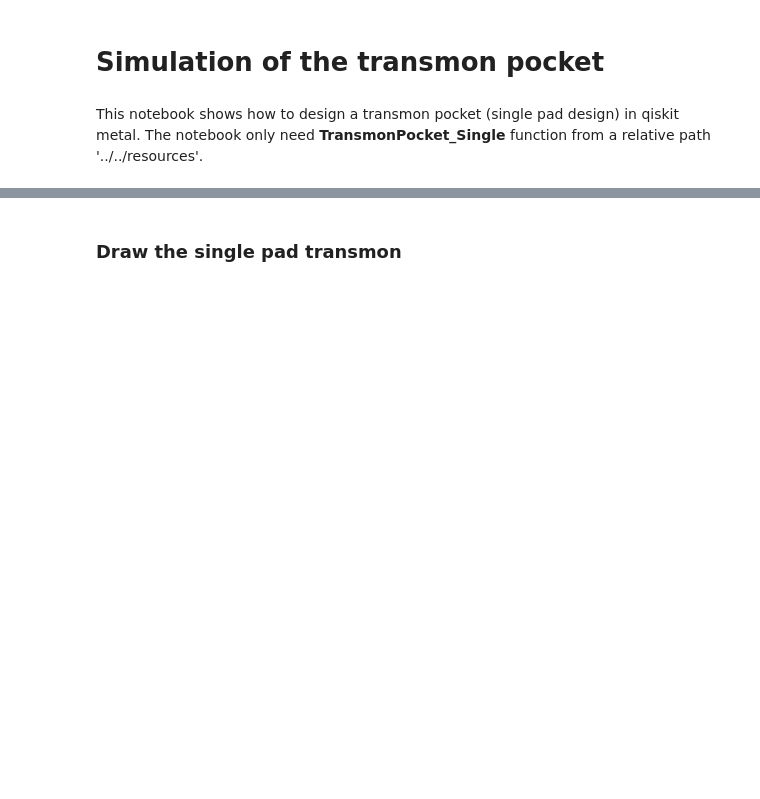
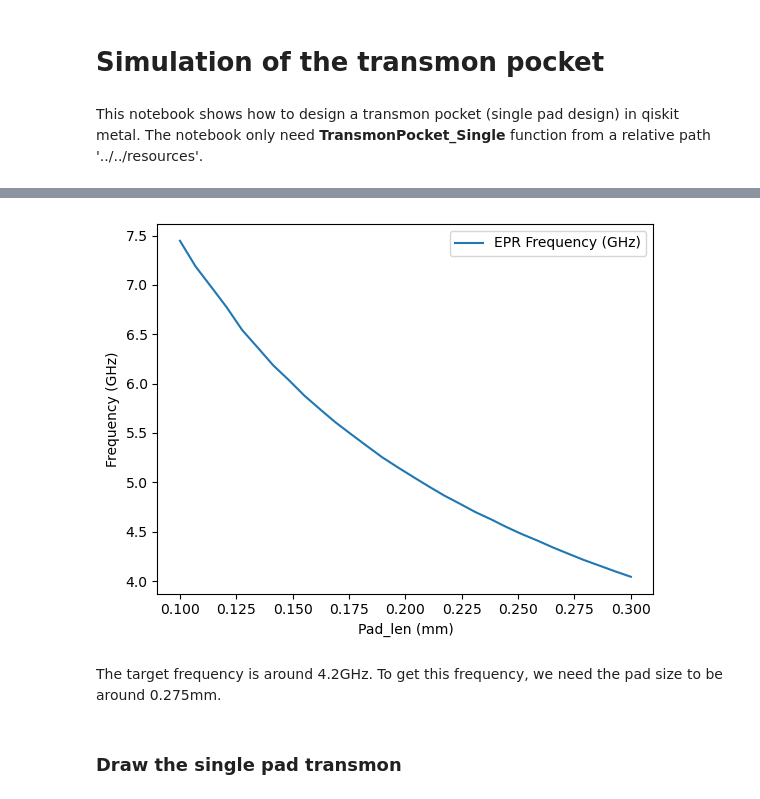
Before and after one commit to Wendywanw/Wendy-qiskit-code, a Jupyter notebook: Single_pocket_simulation.ipynb, the cells around one changed output, grey strips where cells are left out. Saved outputs shown, nothing was run; the diff lists cells and outputs as text; code cells hidden in the pictures; blank space fills up the shorter version.

```diff
--- a/Single_pocket_simulation.ipynb
+++ b/Single_pocket_simulation.ipynb
@@ -37,0 +46,8 @@ design.variables['cpw_gap'] = '9 um'
+# %%
+pd.read_csv("Frequencies from metal pad size.csv",).plot(x= 'Pad_len (mm)', y = 'EPR Frequency (GHz)')
+plt.ylabel('Frequency (GHz)')
+plt.show()
+# %% [output]
+[figure, added]
+# %% [markdown]
+The target frequency is around 4.2GHz. To get this frequency, we need the pad size to be around 0.275mm.
```
Also changed, not shown: parts of 79 cells of this notebook, 6 other files.
